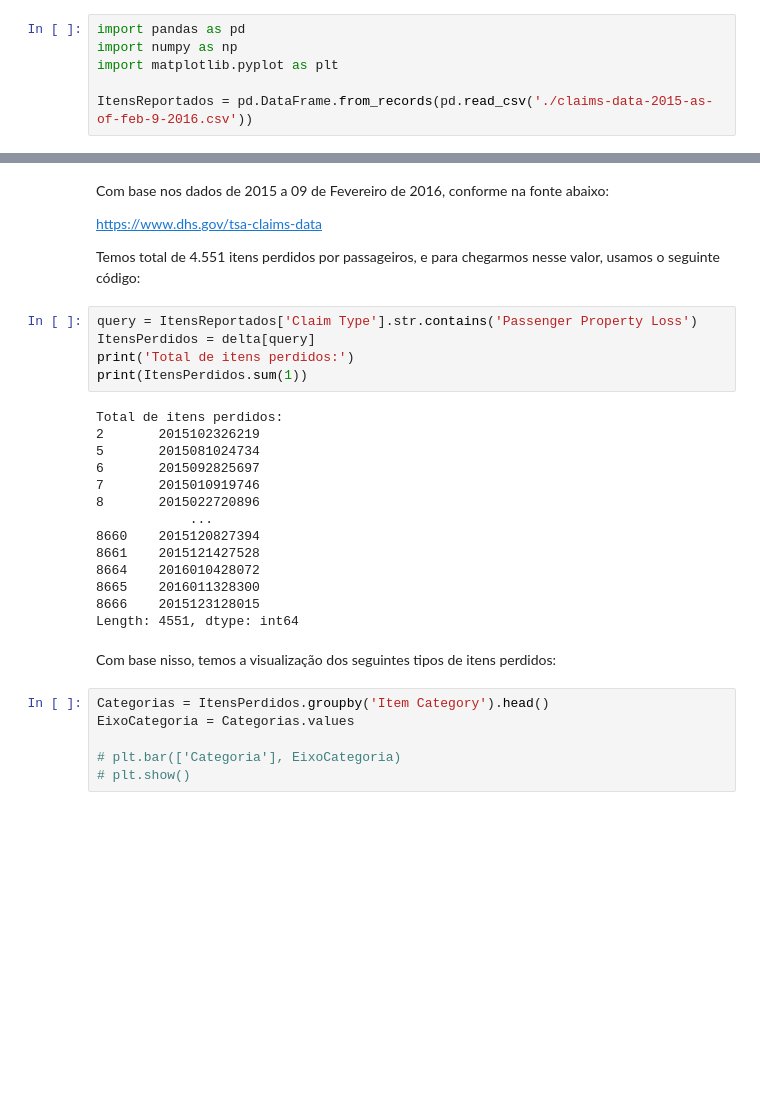
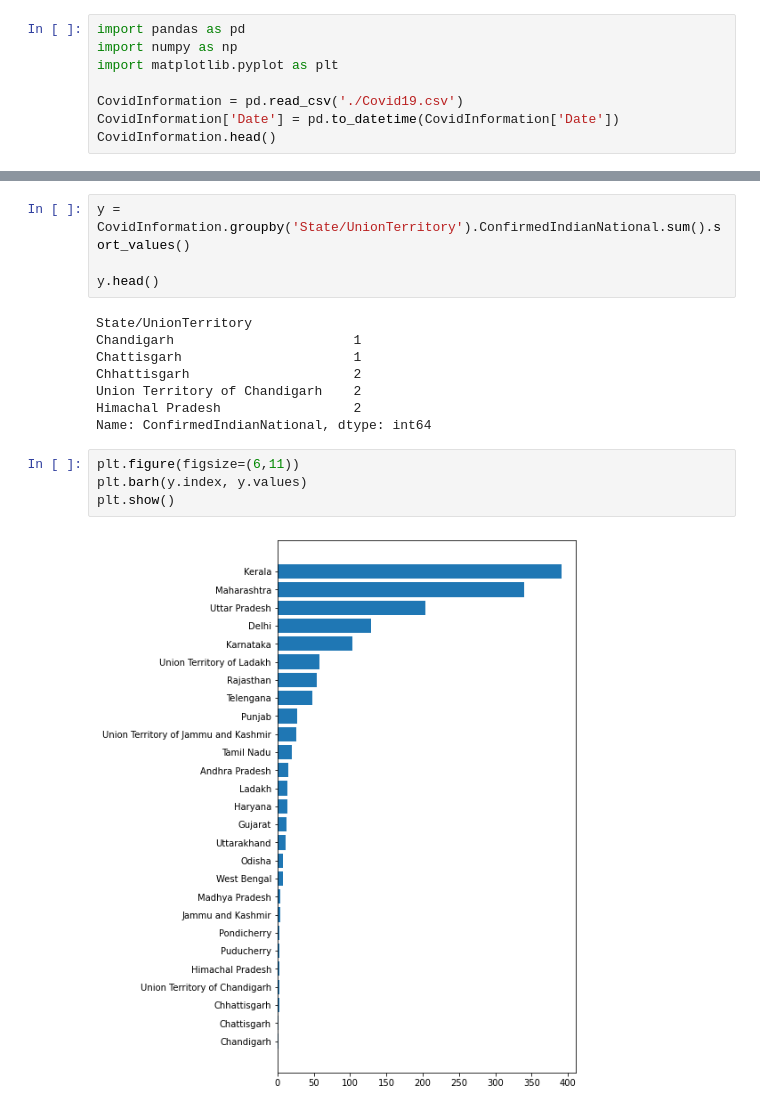
Before and after one commit to alexcastrodev/visualizacao-dados-cruzeiro-do-sul, a Jupyter notebook: cruzeiro_do_sul.ipynb, the cells around one changed output, grey strips where cells are left out. Saved outputs shown, nothing was run; the diff lists cells and outputs as text; blank space fills up the shorter version.

```diff
--- a/cruzeiro_do_sul.ipynb
+++ b/cruzeiro_do_sul.ipynb
@@ -5,4 +19,6 @@ import pandas as pd
 import numpy as np
 import matplotlib.pyplot as plt
 
-ItensReportados = pd.DataFrame.from_records(pd.read_csv('./claims-data-2015-as-of-feb-9-2016.csv'))
+CovidInformation = pd.read_csv('./Covid19.csv')
+CovidInformation['Date'] = pd.to_datetime(CovidInformation['Date'])
+CovidInformation.head()
@@ -9,33 +32,18 @@ ItensReportados = pd.DataFrame.from_records(pd.read_csv('./claims-data-2015-as-o
-# %% [markdown]
-Com base nos dados de 2015 a 09 de Fevereiro de 2016, conforme na fonte abaixo:
-
-https://www.dhs.gov/tsa-claims-data
-
-Temos total de 4.551 itens perdidos por passageiros, e para chegarmos nesse valor, usamos o seguinte código:
-# %%
-query = ItensReportados['Claim Type'].str.contains('Passenger Property Loss')
-ItensPerdidos = delta[query]
-print('Total de itens perdidos:')
-print(ItensPerdidos.sum(1))
-# %% [output]
-Total de itens perdidos:
-2       2015102326219
-5       2015081024734
-6       2015092825697
-7       2015010919746
-8       2015022720896
-            ...
-8660    2015120827394
-8661    2015121427528
-8664    2016010428072
-8665    2016011328300
-8666    2015123128015
-Length: 4551, dtype: int64
-# %% [markdown]
-Com base nisso, temos a visualização dos seguintes tipos de itens perdidos:
-# %%
-Categorias = ItensPerdidos.groupby('Item Category').head()
-EixoCategoria = Categorias.values
-
-# plt.bar(['Categoria'], EixoCategoria)
-# plt.show()
+# %%
+y = CovidInformation.groupby('State/UnionTerritory').ConfirmedIndianNational.sum().sort_values()
+
+y.head()
+# %% [output]
+State/UnionTerritory
+Chandigarh                       1
+Chattisgarh                      1
+Chhattisgarh                     2
+Union Territory of Chandigarh    2
+Himachal Pradesh                 2
+Name: ConfirmedIndianNational, dtype: int64
+# %%
+plt.figure(figsize=(6,11))
+plt.barh(y.index, y.values)
+plt.show()
+# %% [output]
+[figure, added]
```
Also changed, not shown: parts of 5 cells of this notebook.
